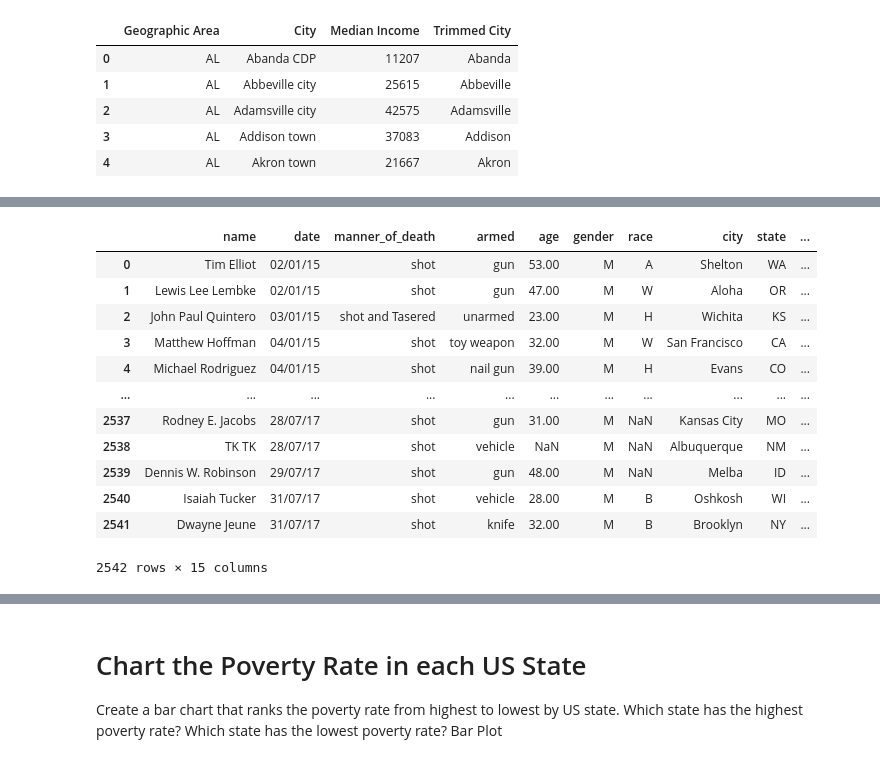
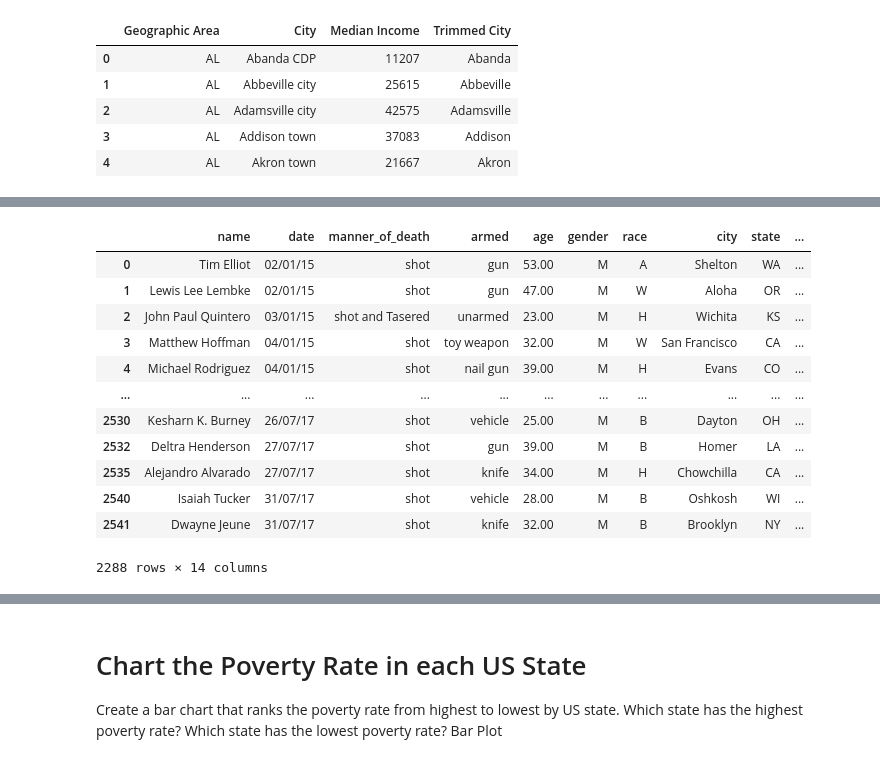
Before and after one commit to tomweinandy/100DaysOfCode, a Jupyter notebook: Projects/Day099/Fatal_Force.ipynb, the cells around one changed output, grey strips where cells are left out. Cells and saved outputs as stored; diff of their text form; code cells hidden in the pictures.

Commit message:
Fill or remove missing values

```diff
--- a/Projects/Day099/Fatal_Force.ipynb
+++ b/Projects/Day099/Fatal_Force.ipynb
@@ -159,19 +143,4 @@ df_fatalities
 # %%
-# Merge fatalities dataset with
+# Merge fatalities and income datasets
 df = df_fatalities.merge(df_hh_income, how='left', left_on=['city', 'state'], right_on=['Trimmed City', 'Geographic Area'], )
-df = df.drop(columns=['id', 'Geographic Area', 'City'])
-df
+df = df.drop(columns=['id', 'Geographic Area', 'City', 'Trimmed City'])
-# %% [output]
-|  | name | date | manner_of_death | armed | age | gender | race | city | state | ... |
-| 0 | Tim Elliot | 02/01/15 | shot | gun | 53.00 | M | A | Shelton | WA | ... |
-| 1 | Lewis Lee Lembke | 02/01/15 | shot | gun | 47.00 | M | W | Aloha | OR | ... |
-| 2 | John Paul Quintero | 03/01/15 | shot and Tasered | unarmed | 23.00 | M | H | Wichita | KS | ... |
-| 3 | Matthew Hoffman | 04/01/15 | shot | toy weapon | 32.00 | M | W | San Francisco | CA | ... |
-| 4 | Michael Rodriguez | 04/01/15 | shot | nail gun | 39.00 | M | H | Evans | CO | ... |
-| ... | ... | ... | ... | ... | ... | ... | ... | ... | ... | ... |
-| 2537 | Rodney E. Jacobs | 28/07/17 | shot | gun | 31.00 | M | NaN | Kansas City | MO | ... |
-| 2538 | TK TK | 28/07/17 | shot | vehicle | NaN | M | NaN | Albuquerque | NM | ... |
-| 2539 | Dennis W. Robinson | 29/07/17 | shot | gun | 48.00 | M | NaN | Melba | ID | ... |
-| 2540 | Isaiah Tucker | 31/07/17 | shot | vehicle | 28.00 | M | B | Oshkosh | WI | ... |
-| 2541 | Dwayne Jeune | 31/07/17 | shot | knife | 32.00 | M | B | Brooklyn | NY | ... |
-2542 rows × 15 columns
@@ -179,0 +147,36 @@ df
+# %%
+# Convert column of strings (with NaN and '(X)' values) to integers.
+income_str_list = df['Median Income']
+income_list = []
+for income in income_str_list:
+    try:
+        income_int = int(income)
+    except ValueError:
+        income_int = np.nan
+    income_list.append(income_int)
+
+# Impute missing values with median income
+df['Median Income'] = income_list
+median_income = df['Median Income'].median()
+df['Median Income'] = df['Median Income'].fillna(median_income)
+
+# While at it, fill NaN ages with median value
+df['age'] = df['age'].fillna(df['age'].median())
+
+# Drop all remaining NaN values in categorical columns
+df = df.dropna()
+df
+# %% [output]
+|  | name | date | manner_of_death | armed | age | gender | race | city | state | ... |
+| 0 | Tim Elliot | 02/01/15 | shot | gun | 53.00 | M | A | Shelton | WA | ... |
+| 1 | Lewis Lee Lembke | 02/01/15 | shot | gun | 47.00 | M | W | Aloha | OR | ... |
+| 2 | John Paul Quintero | 03/01/15 | shot and Tasered | unarmed | 23.00 | M | H | Wichita | KS | ... |
+| 3 | Matthew Hoffman | 04/01/15 | shot | toy weapon | 32.00 | M | W | San Francisco | CA | ... |
+| 4 | Michael Rodriguez | 04/01/15 | shot | nail gun | 39.00 | M | H | Evans | CO | ... |
+| ... | ... | ... | ... | ... | ... | ... | ... | ... | ... | ... |
+| 2530 | Kesharn K. Burney | 26/07/17 | shot | vehicle | 25.00 | M | B | Dayton | OH | ... |
+| 2532 | Deltra Henderson | 27/07/17 | shot | gun | 39.00 | M | B | Homer | LA | ... |
+| 2535 | Alejandro Alvarado | 27/07/17 | shot | knife | 34.00 | M | H | Chowchilla | CA | ... |
+| 2540 | Isaiah Tucker | 31/07/17 | shot | vehicle | 28.00 | M | B | Oshkosh | WI | ... |
+| 2541 | Dwayne Jeune | 31/07/17 | shot | knife | 32.00 | M | B | Brooklyn | NY | ... |
+2288 rows × 14 columns
```
Also changed, not shown: parts of 3 cells of this notebook.
